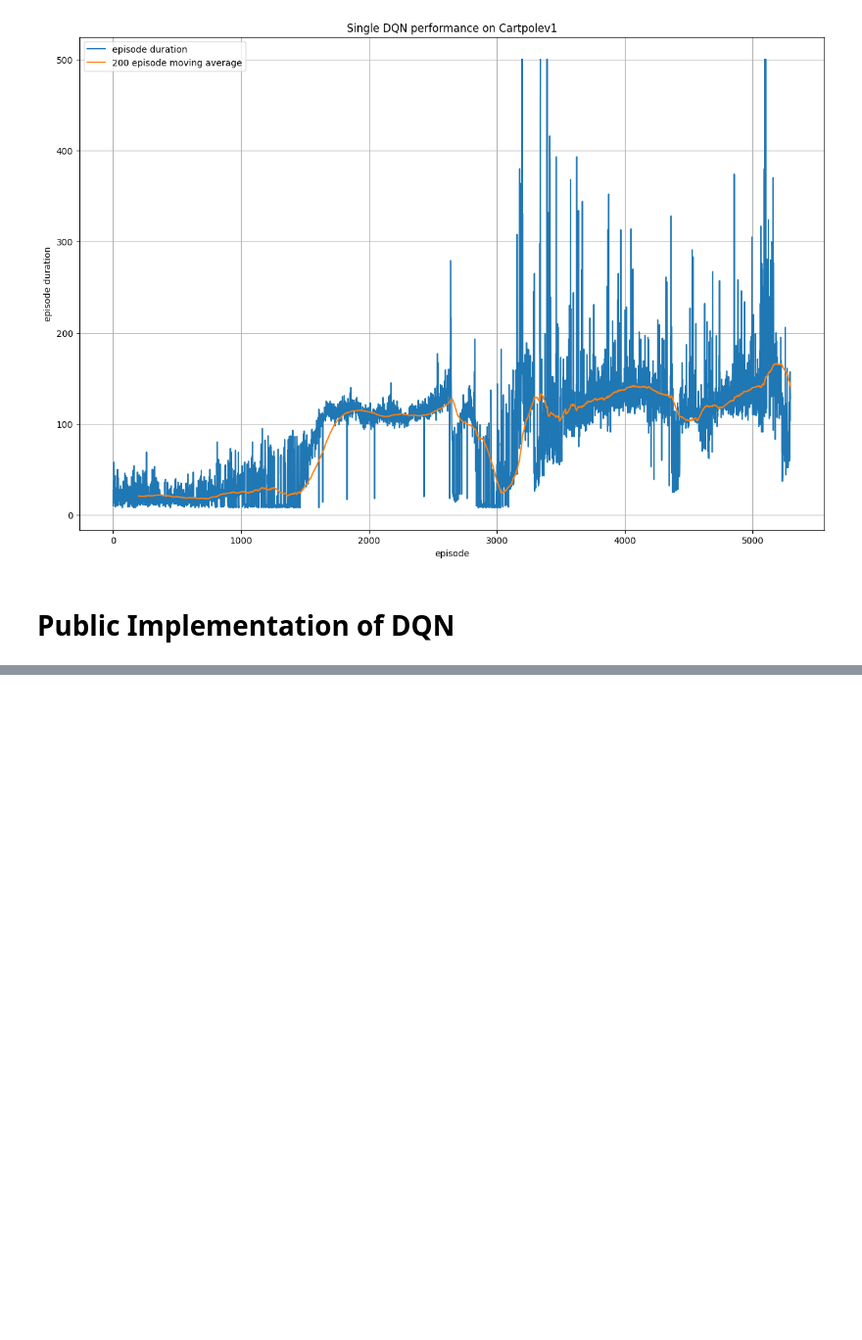
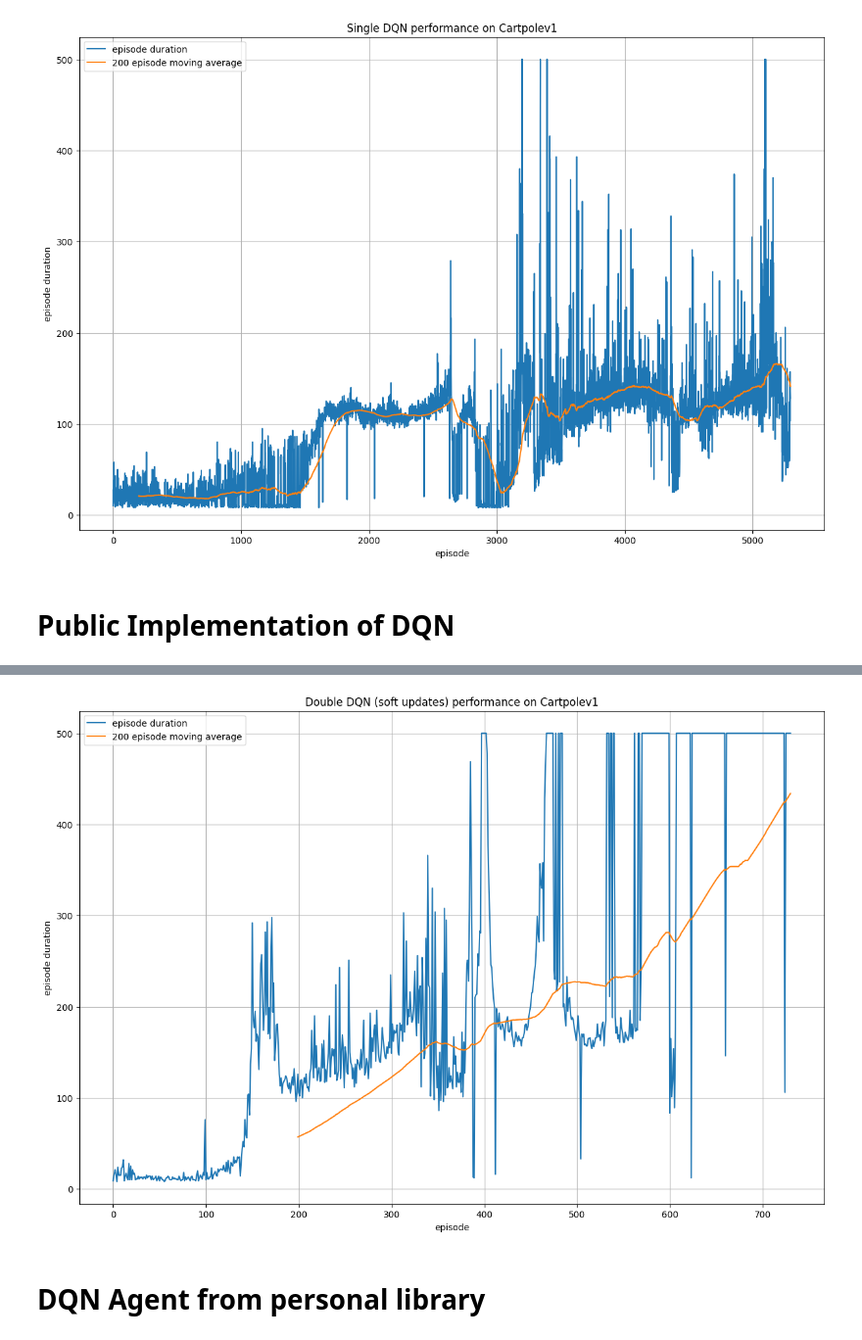
Before and after one commit to yuwei-1/Market-Prediction-Research, a Jupyter notebook: terminal/models/deep_q_network.ipynb, the cells around one changed output, grey strips where cells are left out. Shown at 98% size. Saved outputs shown, nothing was run; the diff lists cells and outputs as text; code cells hidden in the pictures; blank space fills up the shorter version.

```diff
--- a/terminal/models/deep_q_network.ipynb
+++ b/terminal/models/deep_q_network.ipynb
@@ -411,11 +414,11 @@ observation, info = env.reset(seed=42)
 n_observation = len(observation)
 n_actions = env.action_space.n
 
-# device = torch.device("cuda" if torch.cuda.is_available() else "cpu")
-device = torch.device("cpu")
+device = torch.device("cuda" if torch.cuda.is_available() else "cpu")
+#device = torch.device("cpu")
 policy_net = DQN(n_observation, hidden_size, n_actions).to(device)
 target_net = DQN(n_observation, hidden_size, n_actions).to(device)
-target_net.load_state_dict(policy_net.state_dict())
+policy_net.load_state_dict(policy_net.state_dict())
 
 optimizer = optim.AdamW(policy_net.parameters(), lr=LR, amsgrad=True)
 memory = Replay(10000)
@@ -469,0 +481,17 @@ KeyboardInterrupt:
+# %%
+import pandas as pd
+
+durations = pd.Series(episode_durations)
+ra = durations.rolling(200).mean()
+
+plt.figure(figsize=(15,10))
+plt.plot(range(len(episode_durations)), episode_durations, label="episode duration")
+plt.plot(range(len(episode_durations)), ra, label="200 episode moving average")
+plt.title("Double DQN (soft updates) performance on Cartpolev1")
+plt.xlabel("episode")
+plt.ylabel("episode duration")
+plt.grid('on')
+plt.legend(loc="best")
+plt.show()
+# %% [output]
+[figure, added]
@@ -470,2 +502,4 @@ KeyboardInterrupt:
 # %%
 env.close()
+# %% [markdown]
+# DQN Agent from personal library
```
Also changed, not shown: parts of 11 cells of this notebook, 4 other files.
